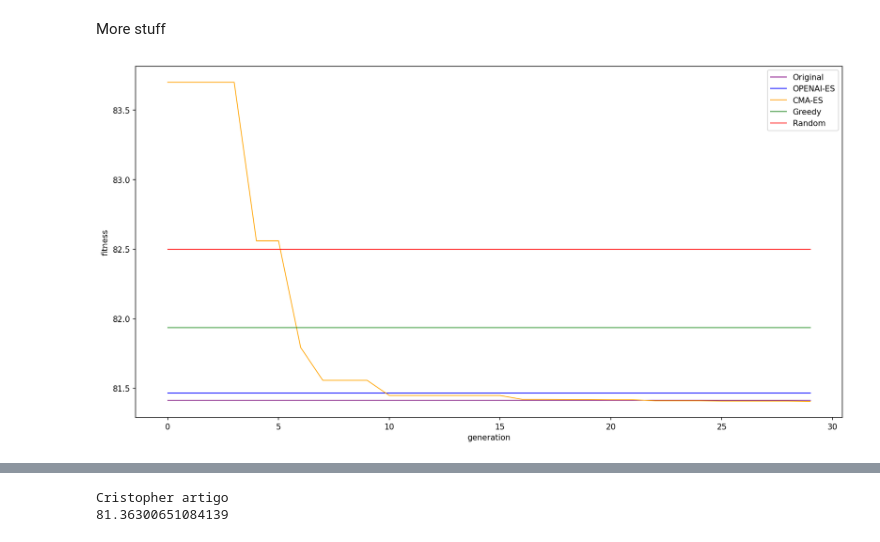
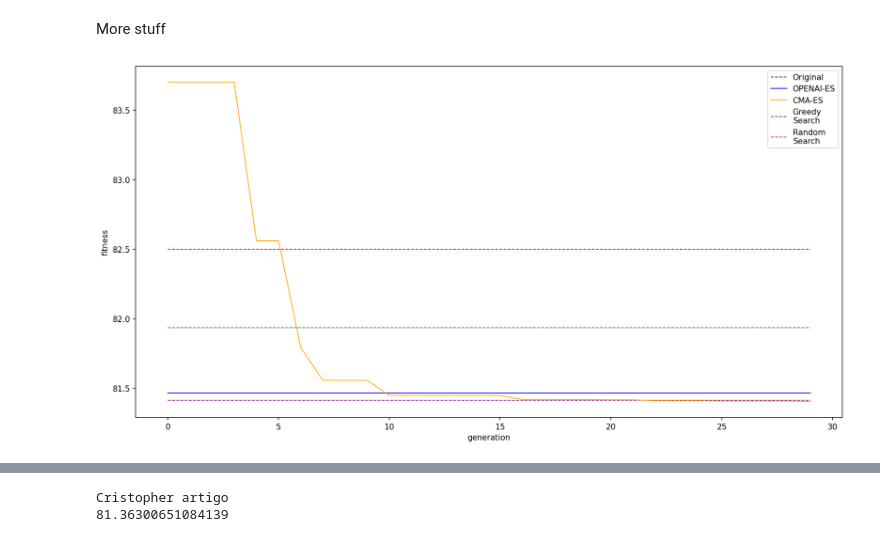
Before and after one commit to pauloBFalmeida/hydrone, a Jupyter notebook: Analise/analise_best_results_all.ipynb, the cells around one changed output, grey strips where cells are left out. Drawn from its saved outputs; the diff is of its cells as text; code cells hidden in the pictures.

```diff
--- a/Analise/analise_best_results_all.ipynb
+++ b/Analise/analise_best_results_all.ipynb
@@ -17,7 +17,6 @@ Load files
 # %%
 import csv
 from os import chdir
-dir_name = 'best_results/'
 
 def load_best_result(seed, solver_name):
     filename = dir_name+'best_results_' + str(seed) + '_' + solver_name + '.csv'
@@ -44,3 +43,10 @@ def load_best_result(seed, solver_name):
 
     result = [Z, (D, AEdAO, PdD), fitness, history]
     return result
+
+def get_solver_results(solver_filename):
+    results = []
+    for seed in range(0, 10):
+        result = load_best_result(seed, solver_filename)
+        results.append(result)
+    return results
@@ -125,5 +102,12 @@ best_fits
 # %% [markdown]
 ## Grafics
-# %%
-colors = ['purple',   'blue',     'orange', 'green',  'red']
-labels = ['Original', 'OPENAI-ES', 'CMA-ES', 'Greedy', 'Random']
+# %%
+solvers_colors = {'Original':      'purple',
+                  'OPENAI-ES':     'blue',
+                  'CMA-ES':        'orange',
+                  'Greedy Search': 'green',
+                  'Random Search': 'red' }
+# colors = ['purple','blue','orange','green','red']
+labels = [solver_name for solver_name in solvers_results]
+labels = [l.replace(' ', '\n') for l in labels]
+labels
@@ -234,33 +215,37 @@ More stuff
 # %%
 # Create a new figure
 plt.figure(figsize=(16,8), dpi=150)
 
+# find the bigest len of history from [all the solvers]
+history_size = max([len(solvers_results[name][0][3]) for name in solvers_results])
+
+# colors.append('purple')
+names = [name for name in solvers_results]
 lines = []
-results_list = [best_result_original,
-               best_result_openaies,
-               best_result_cmaes,
-               best_result_greedy,
-               best_result_random]
-for i in range(len(results_list)):
-    result = results_list[i]
+for i in range(len(names)):
+    solver_name = names[i]
+    results     = solvers_results[solver_name]
+    best_result = max(results, key=lambda r: r[2])
     color = colors[i]
     label = labels[i]
-    history = result[3]
+    history = best_result[3]
+    linestyle='-'
     # if no history, print straight line
     if len(history) < 2:
-        history = [result[2] for _ in range(len(best_result_cmaes[3]))]
+        history = [best_result[2] for _ in range(history_size)]
+        linestyle='--'
     history = np.negative(history)
-    line, = plt.plot(history, linewidth=1.0, linestyle='-', color=color, label=label)
+    line, = plt.plot(history, linewidth=1.0,linestyle=linestyle, color=color, label=label)
     lines.append(line)
 
 plt.legend(handles=lines)
 
 plt.xlabel('generation')
 plt.ylabel('fitness')
 #
 plt.show()
 # %% [output]
-[figure, old version]
+[figure, new version]
 # %%
 def show_label():
     print('Algorithms without history:')
```
Also changed, not shown: parts of 19 cells of this notebook, 1 other file.
